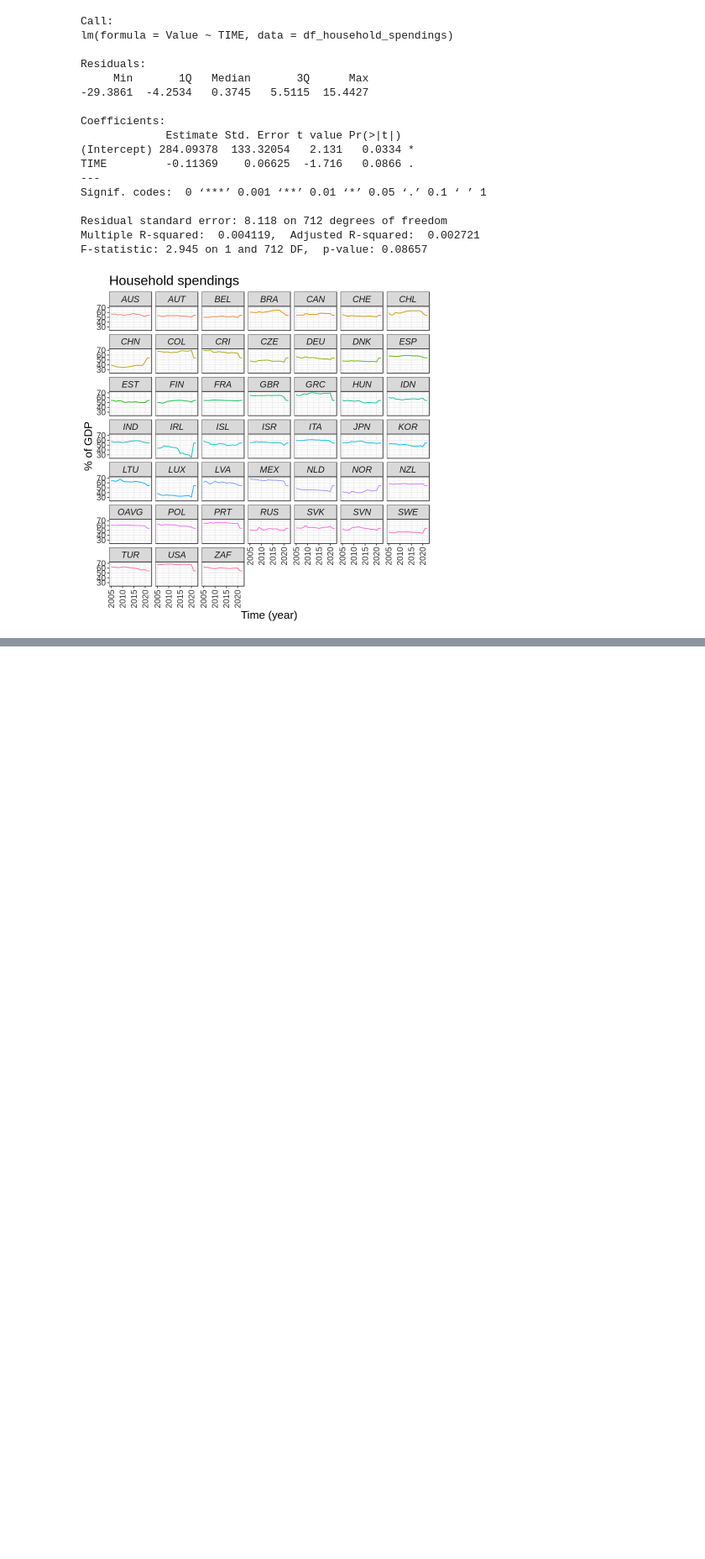
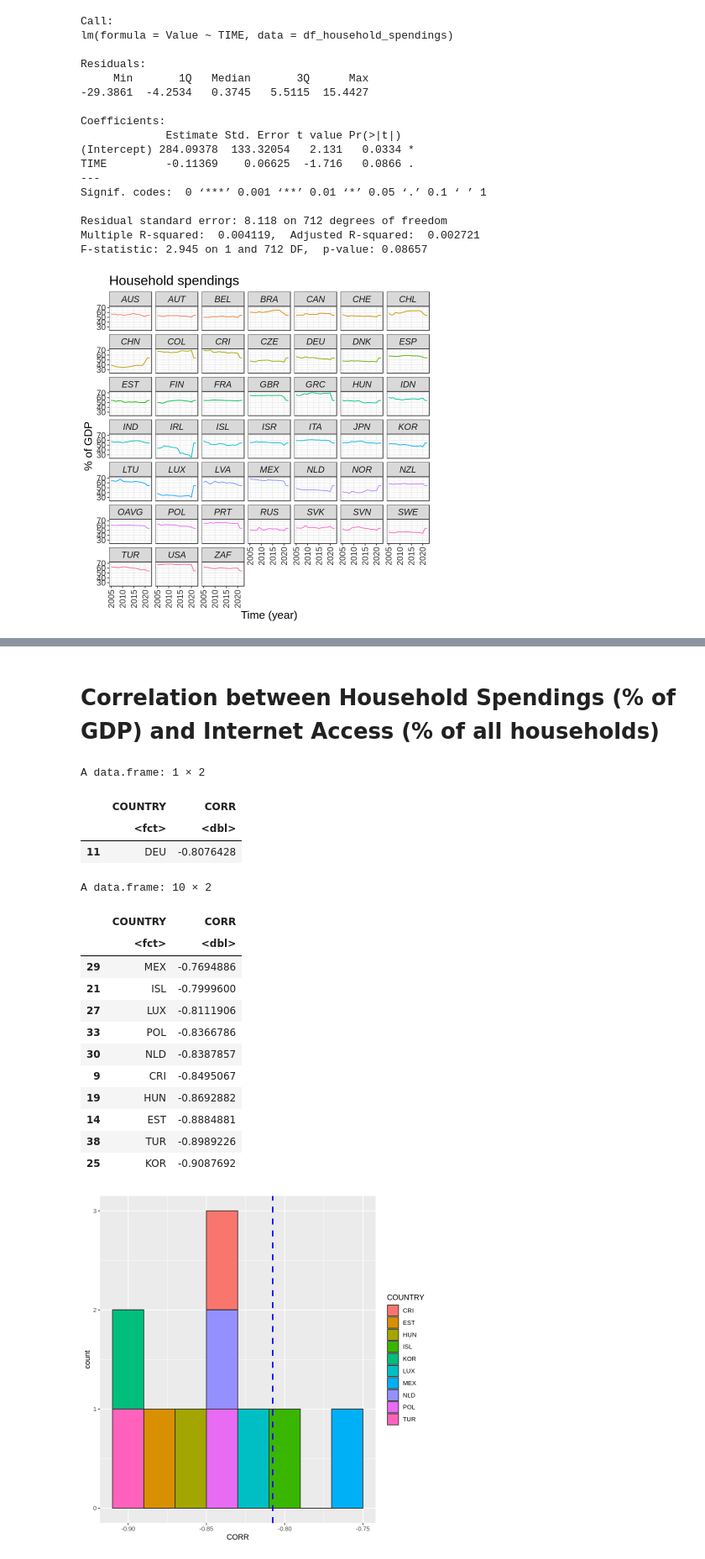
Before and after one commit to patdring/NewAppMarkets, a Jupyter notebook: CS_Fallstudie.ipynb, the cells around one changed output, grey strips where cells are left out. Shown: that part at 84% size. Cells and saved outputs as stored; diff of their text form; code cells hidden in the pictures; blank space fills up the shorter version.

Commit message:
Added histogram

```diff
--- a/CS_Fallstudie.ipynb
+++ b/CS_Fallstudie.ipynb
@@ -204,0 +155,52 @@ A data.frame: 47 × 1
+# %% [markdown]
+# Correlation between Household Spendings (% of GDP) and Internet Access (% of all households)
+# %%
+df <- merge(df_household_spendings, df_internet_access,by=c("LOCATION","TIME"))
+xx <- data.frame(group = df$LOCATION, a = df$Value.x , b = df$Value.y )
+
+# This returns a "by" object
+result <- by(xx[,2:3], xx$group, function(x) {cor(x$b, x$a)})
+
+# You get pretty close to what you want if you coerce it into a data frame via a matrix
+result.dataframe <- as.data.frame(as.matrix(result))
+result.dataframe <- na.omit(result.dataframe)
+
+result.dataframe <- cbind(newColName = rownames(result.dataframe), result.dataframe)
+rownames(result.dataframe) <- 1:nrow(result.dataframe)
+
+colnames(result.dataframe) <- c("COUNTRY","CORR")
+result.dataframe <- result.dataframe[order(result.dataframe$CORR,decreasing=TRUE), ]
+
+
+germany <- result.dataframe[result.dataframe$COUNTRY == 'DEU', ]
+germany
+
+result.dataframe <- result.dataframe[result.dataframe$CORR < -0.70 & result.dataframe$CORR > -0.95 & result.dataframe$COUNTRY != 'DEU', ]
+result.dataframe
+#ggplot(result.dataframe, aes(x=CORR), labels=TRUE) +
+#  geom_histogram(color="black", fill="white", binwidth=0.05) +
+#  stat_bin(binwidth=0.05, geom="text", aes(label=..count..), vjust=-1.5) +
+#  geom_vline(aes(xintercept=germany$CORR), color="blue", linetype="dashed", size=1)
+
+ggplot(aes(x = CORR ), data = result.dataframe) +
+  geom_histogram(aes(fill = COUNTRY ), binwidth=0.02, colour="grey20") +
+  geom_vline(aes(xintercept=germany$CORR), color="blue", linetype="dashed", size=1)
+# %% [output]
+A data.frame: 1 × 2
+|  | COUNTRY | CORR |
+|  | <fct> | <dbl> |
+| 11 | DEU | -0.8076428 |
+A data.frame: 10 × 2
+|  | COUNTRY | CORR |
+|  | <fct> | <dbl> |
+| 29 | MEX | -0.7694886 |
+| 21 | ISL | -0.7999600 |
+| 27 | LUX | -0.8111906 |
+| 33 | POL | -0.8366786 |
+| 30 | NLD | -0.8387857 |
+| 9 | CRI | -0.8495067 |
+| 19 | HUN | -0.8692882 |
+| 14 | EST | -0.8884881 |
+| 38 | TUR | -0.8989226 |
+| 25 | KOR | -0.9087692 |
+[figure, added]
```
Also changed, not shown: parts of 11 cells of this notebook.
